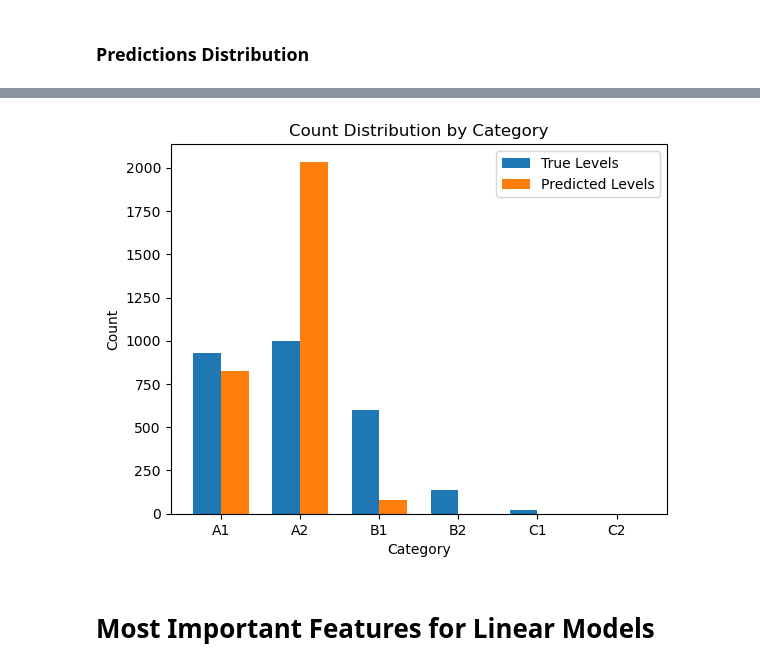
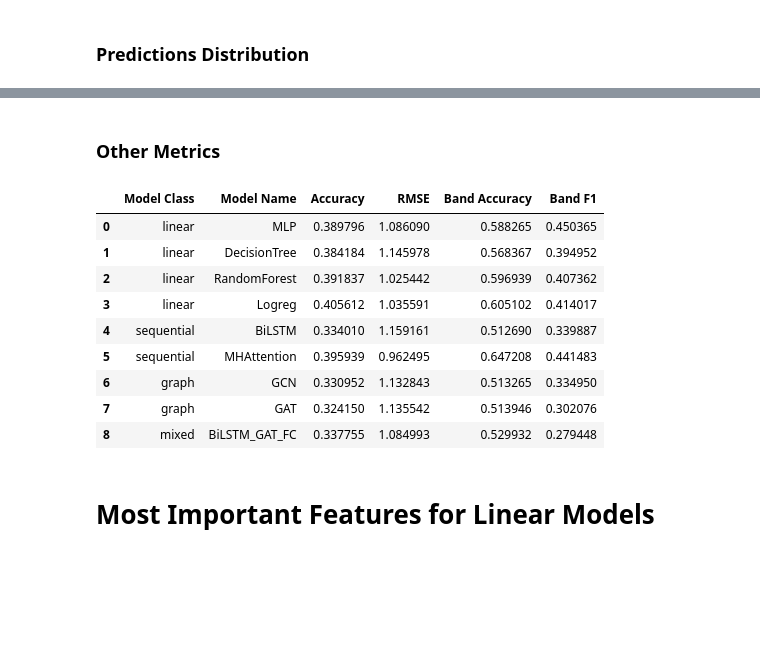
Before and after one commit to matitooo/proficiency, a Jupyter notebook: quantitative/quantitative.ipynb, the cells around one changed output, grey strips where cells are left out. Saved outputs shown, nothing was run; the diff lists cells and outputs as text; code cells hidden in the pictures; blank space fills up the shorter version.

Commit message:
added data analysis notebook

```diff
--- a/quantitative/quantitative.ipynb
+++ b/quantitative/quantitative.ipynb
@@ -53,16 +50,2 @@ for path in paths:
-# %%
-bins = np.arange(1, 7)  # 0,1,2,3,4,5
-labels = ['A1', 'A2', 'B1', 'B2', 'C1', 'C2']
-counts_true = [np.sum(y_true == i) for i in bins]
-counts_pred = [np.sum(y_pred == i) for i in bins]
-width = 0.35
-plt.bar(bins - width/2, counts_true, width=width, label='True Levels')
-plt.bar(bins + width/2, counts_pred, width=width, label='Predicted Levels')
-plt.xlabel('Category')
-plt.ylabel('Count')
-plt.title('Count Distribution by Category')
-plt.xticks(bins, labels)
-plt.legend()
-plt.show()
-# %% [output]
-[figure, removed]
+# %% [markdown]
+### Other Metrics
@@ -69,3 +54,44 @@ plt.show()
+# %%
+def band_score(y_true,y_pred):
+    y_true = y_true//2
+    y_pred = y_pred //2
+    return accuracy_score(y_true,y_pred),f1_score(y_true,y_pred,average='macro')
+# %%
+all_metrics = []
+
+for path in paths:
+    quantitative_df = pd.read_csv(path+'.csv')
+    model_names = quantitative_df['name'].unique()
+    for model_name in model_names:
+        y_true = quantitative_df[quantitative_df['name']==model_name]['y_true']
+        y_pred = quantitative_df[quantitative_df['name']==model_name]['y_pred']
+        metrics_dict = {
+            'Model Class': path,
+            'Model Name': model_name,
+            'Accuracy': accuracy_score(y_true, y_pred),
+            'RMSE': root_mean_squared_error(y_true, y_pred),
+            'Band Accuracy': band_score(y_true, y_pred)[0],
+            'Band F1': band_score(y_true, y_pred)[1]
+        }
+
+        all_metrics.append(metrics_dict)
+metrics_df = pd.DataFrame(all_metrics)
+
+# Optional: save to CSV
+metrics_df.to_csv('extended_model_metrics.csv', index=False)
+# %%
+metrics_df
+# %% [output]
+|  | Model Class | Model Name | Accuracy | RMSE | Band Accuracy | Band F1 |
+| 0 | linear | MLP | 0.389796 | 1.086090 | 0.588265 | 0.450365 |
+| 1 | linear | DecisionTree | 0.384184 | 1.145978 | 0.568367 | 0.394952 |
+| 2 | linear | RandomForest | 0.391837 | 1.025442 | 0.596939 | 0.407362 |
+| 3 | linear | Logreg | 0.405612 | 1.035591 | 0.605102 | 0.414017 |
+| 4 | sequential | BiLSTM | 0.334010 | 1.159161 | 0.512690 | 0.339887 |
+| 5 | sequential | MHAttention | 0.395939 | 0.962495 | 0.647208 | 0.441483 |
+| 6 | graph | GCN | 0.330952 | 1.132843 | 0.513265 | 0.334950 |
+| 7 | graph | GAT | 0.324150 | 1.135542 | 0.513946 | 0.302076 |
+| 8 | mixed | BiLSTM_GAT_FC | 0.337755 | 1.084993 | 0.529932 | 0.279448 |
 # %% [markdown]
 # Most Important Features for Linear Models
 # %% [markdown]
```
Also changed, not shown: parts of 8 cells of this notebook, 16 other files.
